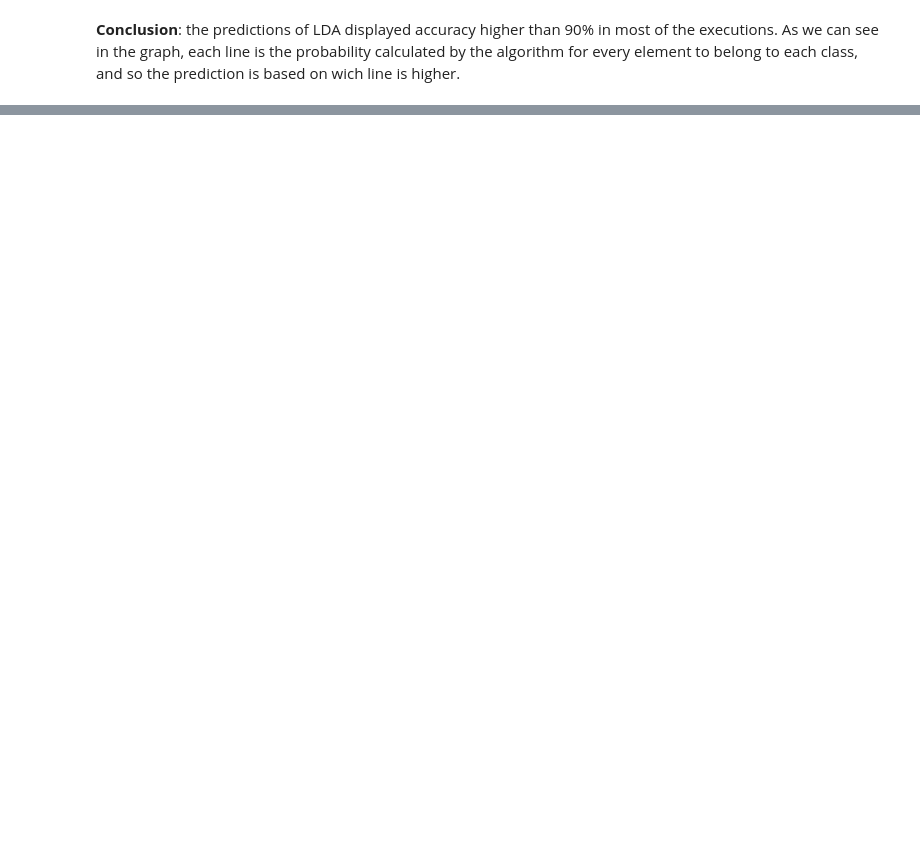
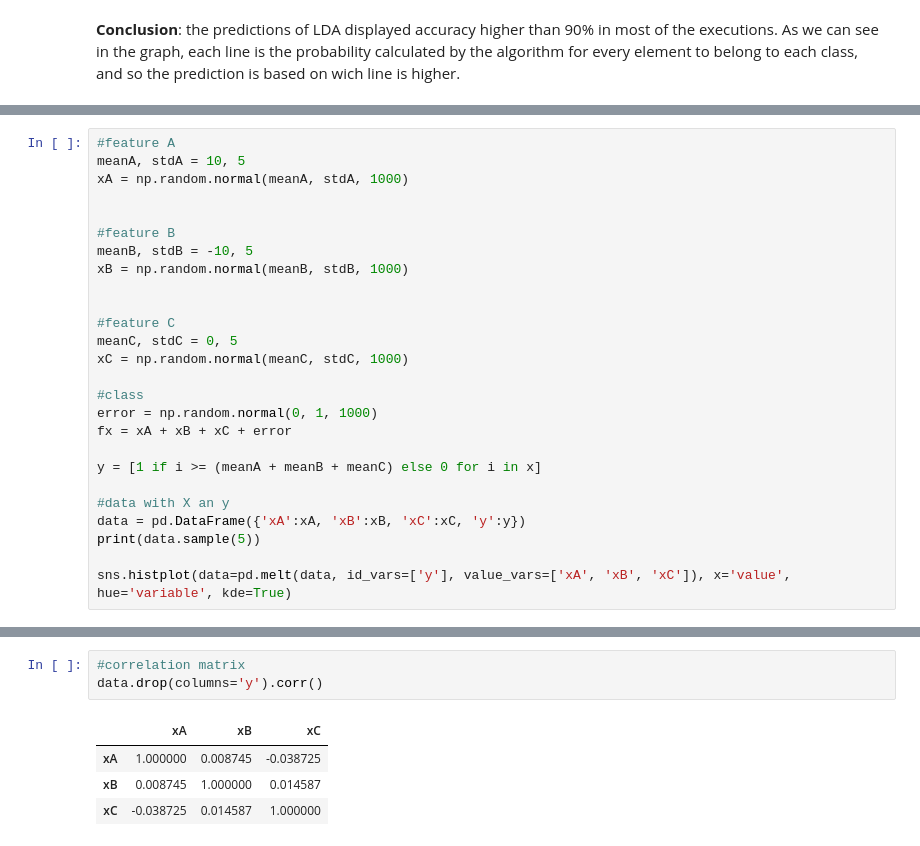
Before and after one commit to rknagao/studies, a Jupyter notebook: introduction-statistical-learning/classification_models/linear_discriminant_analysis.ipynb, the cells around one changed output, grey strips where cells are left out. Saved outputs shown, nothing was run; the diff lists cells and outputs as text; blank space fills up the shorter version.

```diff
--- a/introduction-statistical-learning/classification_models/linear_discriminant_analysis.ipynb
+++ b/introduction-statistical-learning/classification_models/linear_discriminant_analysis.ipynb
@@ -102,0 +106,26 @@ sns.histplot(data=data, x='x', y='prob_class0', kde=True)
+# %%
+#feature A
+meanA, stdA = 10, 5
+xA = np.random.normal(meanA, stdA, 1000)
+
+
+#feature B
+meanB, stdB = -10, 5
+xB = np.random.normal(meanB, stdB, 1000)
+
+
+#feature C
+meanC, stdC = 0, 5
+xC = np.random.normal(meanC, stdC, 1000)
+
+#class
+error = np.random.normal(0, 1, 1000)
+fx = xA + xB + xC + error
+
+y = [1 if i >= (meanA + meanB + meanC) else 0 for i in x]
+
+#data with X an y
+data = pd.DataFrame({'xA':xA, 'xB':xB, 'xC':xC, 'y':y})
+print(data.sample(5))
+
+sns.histplot(data=pd.melt(data, id_vars=['y'], value_vars=['xA', 'xB', 'xC']), x='value', hue='variable', kde=True)
@@ -102,0 +141,8 @@ sns.histplot(data=data, x='x', y='prob_class0', kde=True)
+# %%
+#correlation matrix
+data.drop(columns='y').corr()
+# %% [output]
+|  | xA | xB | xC |
+| xA | 1.000000 | 0.008745 | -0.038725 |
+| xB | 0.008745 | 1.000000 | 0.014587 |
+| xC | -0.038725 | 0.014587 | 1.000000 |
```
Also changed, not shown: parts of 14 cells of this notebook.
